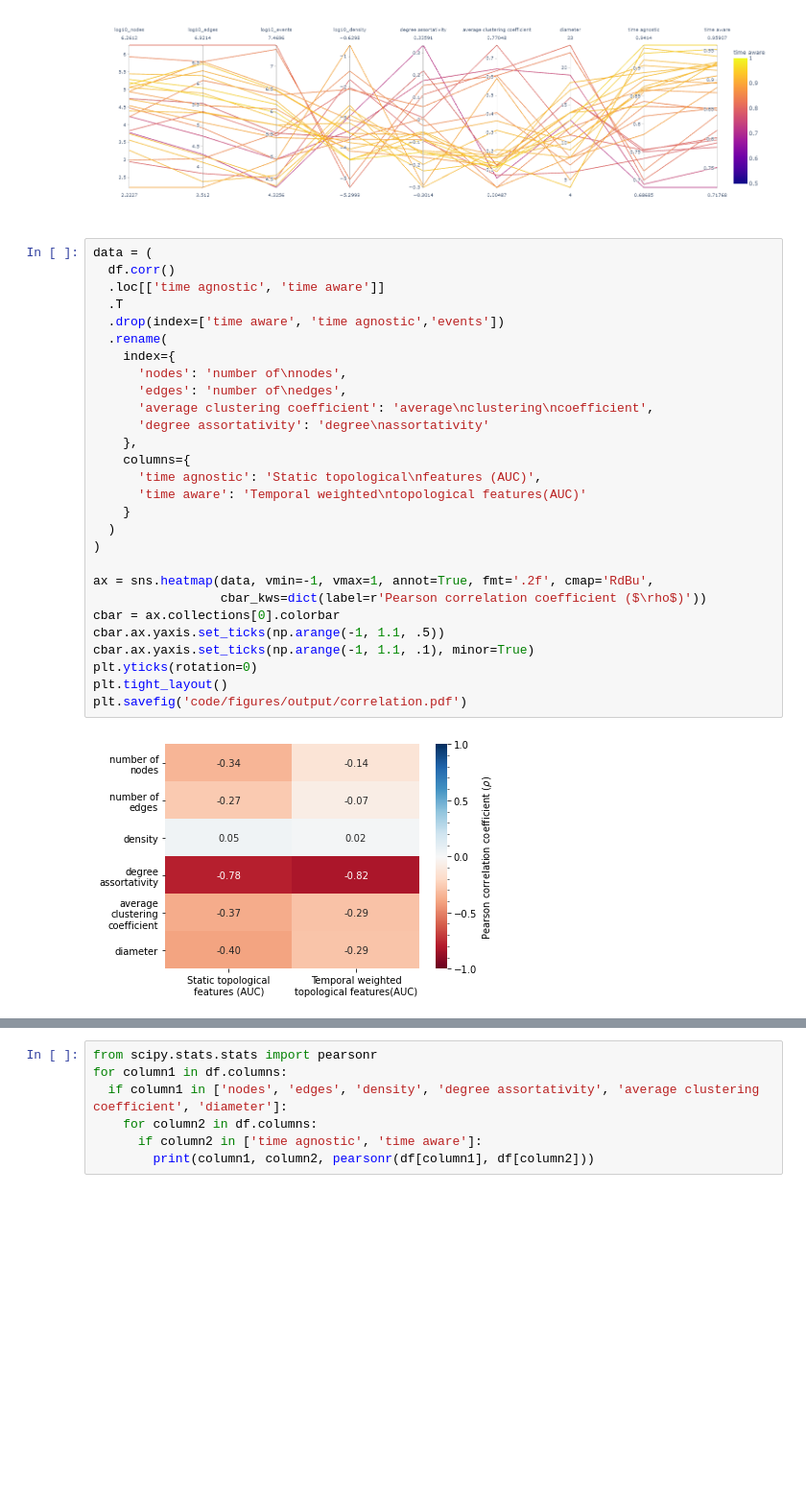
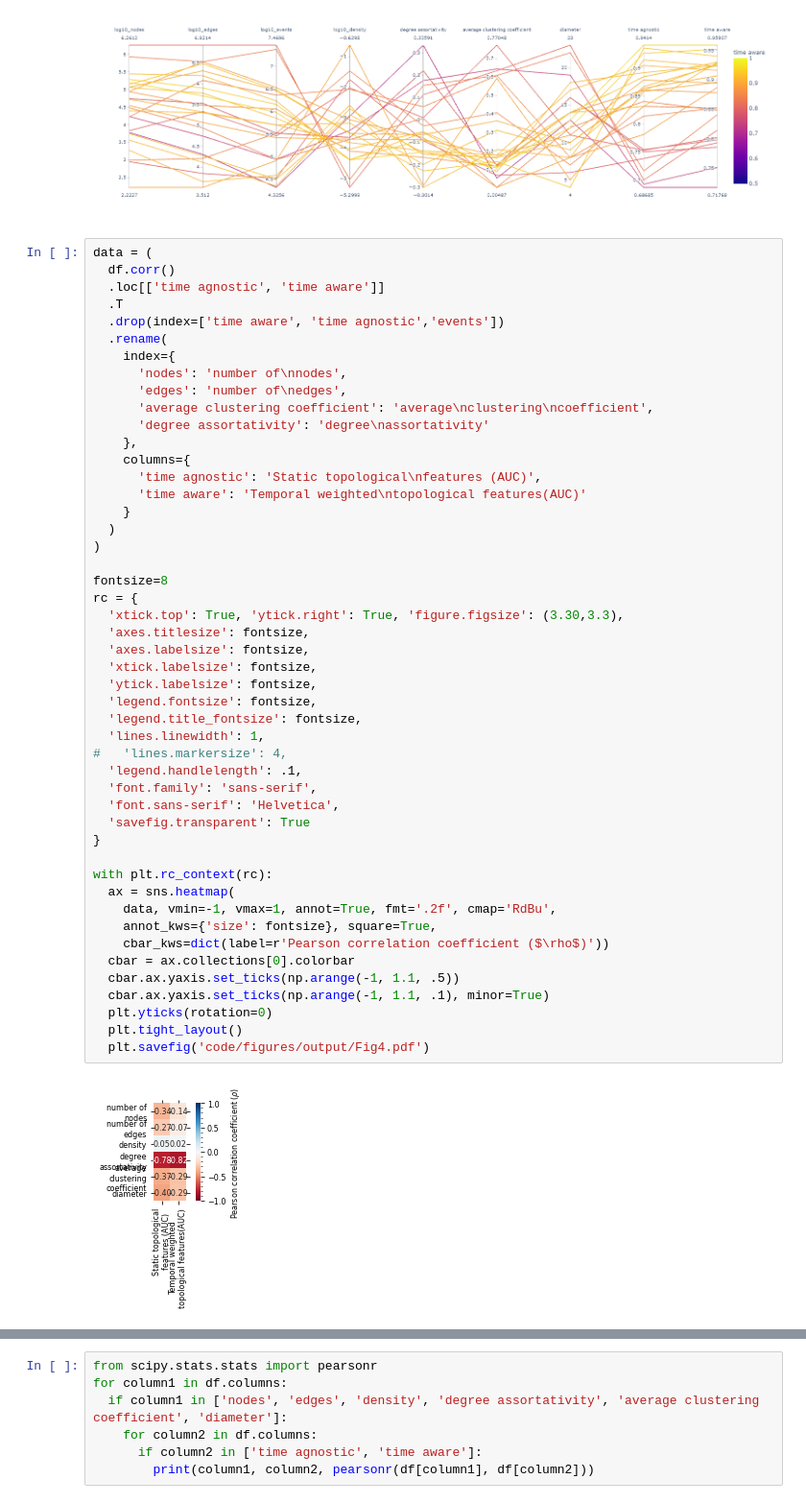
Before and after one commit to gerritjandebruin/temporal-link-prediction, a Jupyter notebook: code/figures/Fig4.ipynb, the cells around one changed output, grey strips where cells are left out. Shown at 96% size. Saved outputs shown, nothing was run; the diff lists cells and outputs as text; blank space fills up the shorter version.

Commit message:
All figures are made in a uniform layout.

```diff
--- a/code/figures/correlation.ipynb
+++ b/code/figures/Fig4.ipynb
@@ -287,30 +287,50 @@ fig
 # %%
 data = (
   df.corr()
   .loc[['time agnostic', 'time aware']]
   .T
   .drop(index=['time aware', 'time agnostic','events'])
   .rename(
     index={
       'nodes': 'number of\nnodes',
       'edges': 'number of\nedges',
       'average clustering coefficient': 'average\nclustering\ncoefficient',
       'degree assortativity': 'degree\nassortativity'
     },
     columns={
       'time agnostic': 'Static topological\nfeatures (AUC)',
       'time aware': 'Temporal weighted\ntopological features(AUC)'
     }
   )
 )
 
-ax = sns.heatmap(data, vmin=-1, vmax=1, annot=True, fmt='.2f', cmap='RdBu',
-                 cbar_kws=dict(label=r'Pearson correlation coefficient ($\rho$)'))
-cbar = ax.collections[0].colorbar
-cbar.ax.yaxis.set_ticks(np.arange(-1, 1.1, .5))
-cbar.ax.yaxis.set_ticks(np.arange(-1, 1.1, .1), minor=True)
-plt.yticks(rotation=0)
-plt.tight_layout()
-plt.savefig('code/figures/output/correlation.pdf')
+fontsize=8
+rc = {
+  'xtick.top': True, 'ytick.right': True, 'figure.figsize': (3.30,3.3),
+  'axes.titlesize': fontsize,
+  'axes.labelsize': fontsize,
+  'xtick.labelsize': fontsize,
+  'ytick.labelsize': fontsize,
+  'legend.fontsize': fontsize,
+  'legend.title_fontsize': fontsize,
+  'lines.linewidth': 1,
+#   'lines.markersize': 4,
+  'legend.handlelength': .1,
+  'font.family': 'sans-serif',
+  'font.sans-serif': 'Helvetica',
+  'savefig.transparent': True
+}
+
+with plt.rc_context(rc):
+  ax = sns.heatmap(
+    data, vmin=-1, vmax=1, annot=True, fmt='.2f', cmap='RdBu',
+    annot_kws={'size': fontsize}, square=True,
+    cbar_kws=dict(label=r'Pearson correlation coefficient ($\rho$)'))
+  cbar = ax.collections[0].colorbar
+  cbar.ax.yaxis.set_ticks(np.arange(-1, 1.1, .5))
+  cbar.ax.yaxis.set_ticks(np.arange(-1, 1.1, .1), minor=True)
+  plt.yticks(rotation=0)
+  plt.tight_layout()
+  plt.savefig('code/figures/output/Fig4.pdf')
 # %% [output]
-[figure, old version]
+[figure, new version]
```
Also changed, not shown: parts of 1 cell of this notebook, 25 other files.
